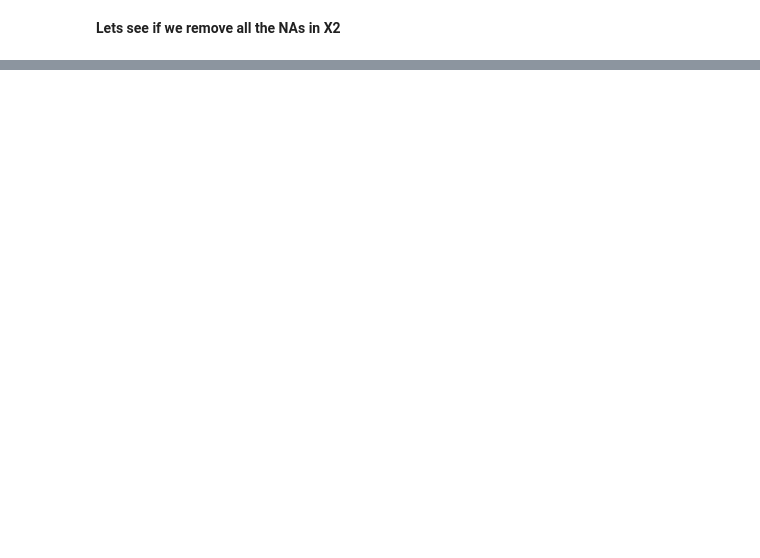
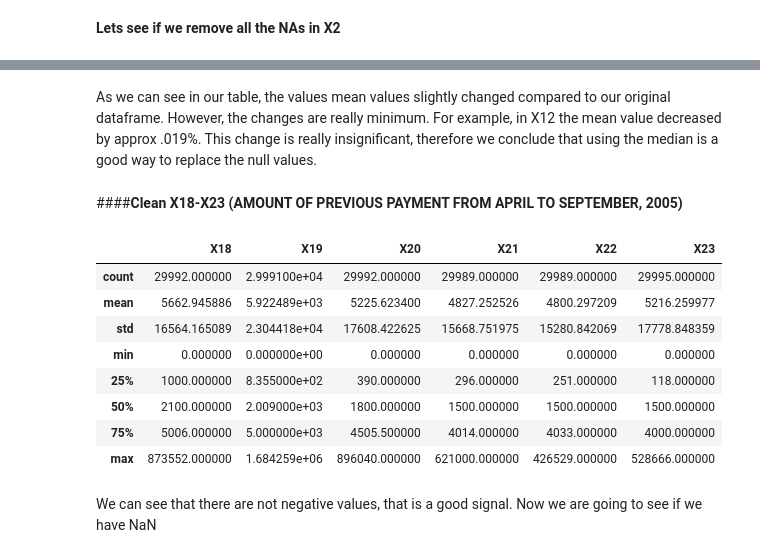
Before and after one commit to PosgradoMNA/actividades-de-aprendizaje-rafaelsangarcia, a Jupyter notebook: Semana6/Actividad/ Visualizacion_A01182780.ipynb, the cells around one changed output, grey strips where cells are left out. Saved outputs shown, nothing was run; the diff lists cells and outputs as text; code cells hidden in the pictures; blank space fills up the shorter version.

Commit message:
Clean data

```diff
--- a/Semana6/Actividad/ Visualizacion_A01182780.ipynb
+++ b/Semana6/Actividad/ Visualizacion_A01182780.ipynb
@@ -200,0 +431,18 @@ ndf['X2'].unique().tolist()
+# %% [markdown]
+As we can see in our table, the values mean values slightly changed compared to our original dataframe. However, the changes are really minimum. For example, in X12 the mean value decreased by approx .019%. This change is really insignificant, therefore we conclude that using the median is a good way to replace the null values.
+# %% [markdown]
+####**Clean X18-X23 (AMOUNT OF PREVIOUS PAYMENT FROM APRIL TO SEPTEMBER, 2005)**
+# %%
+ndf[['X18','X19','X20','X21','X22','X23']].describe()
+# %% [output]
+|  | X18 | X19 | X20 | X21 | X22 | X23 |
+| count | 29992.000000 | 2.999100e+04 | 29992.000000 | 29989.000000 | 29989.000000 | 29995.000000 |
+| mean | 5662.945886 | 5.922489e+03 | 5225.623400 | 4827.252526 | 4800.297209 | 5216.259977 |
+| std | 16564.165089 | 2.304418e+04 | 17608.422625 | 15668.751975 | 15280.842069 | 17778.848359 |
+| min | 0.000000 | 0.000000e+00 | 0.000000 | 0.000000 | 0.000000 | 0.000000 |
+| 25% | 1000.000000 | 8.355000e+02 | 390.000000 | 296.000000 | 251.000000 | 118.000000 |
+| 50% | 2100.000000 | 2.009000e+03 | 1800.000000 | 1500.000000 | 1500.000000 | 1500.000000 |
+| 75% | 5006.000000 | 5.000000e+03 | 4505.500000 | 4014.000000 | 4033.000000 | 4000.000000 |
+| max | 873552.000000 | 1.684259e+06 | 896040.000000 | 621000.000000 | 426529.000000 | 528666.000000 |
+# %% [markdown]
+We can see that there are not negative values, that is a good signal. Now we are going to see if we have NaN
```
Also changed, not shown: parts of 69 cells of this notebook.
